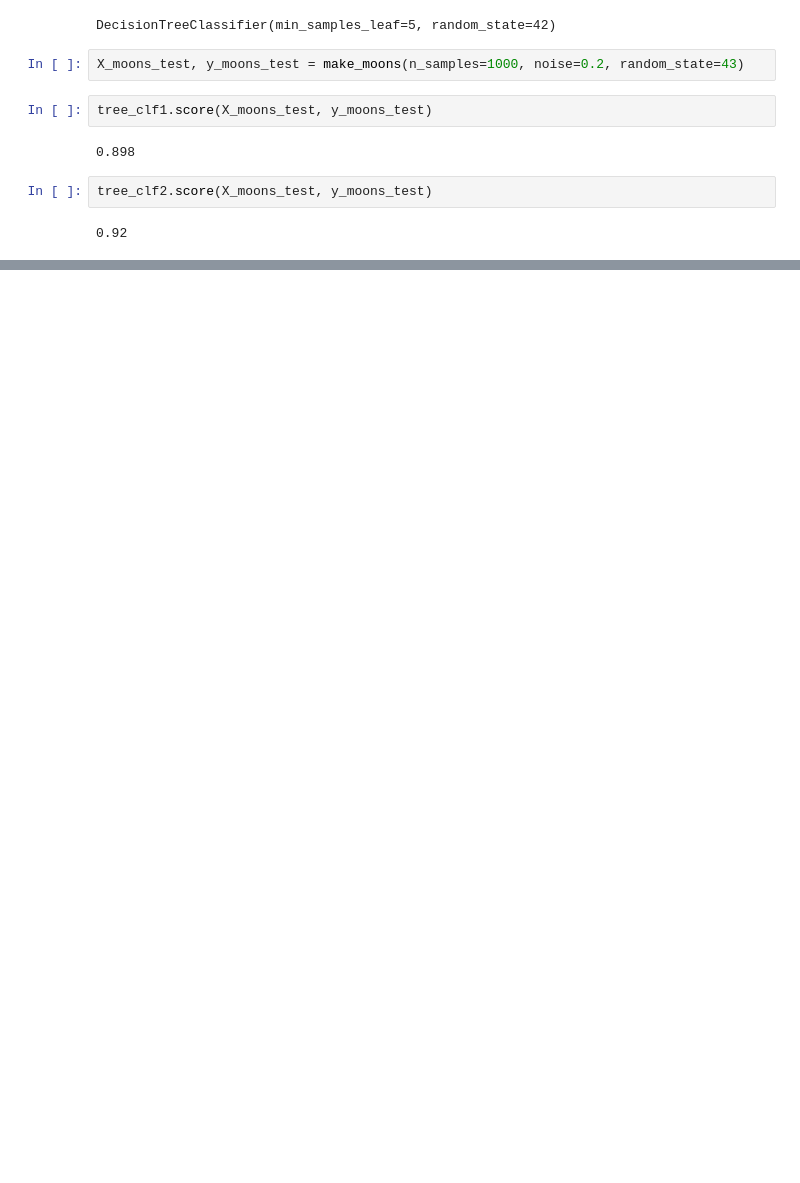
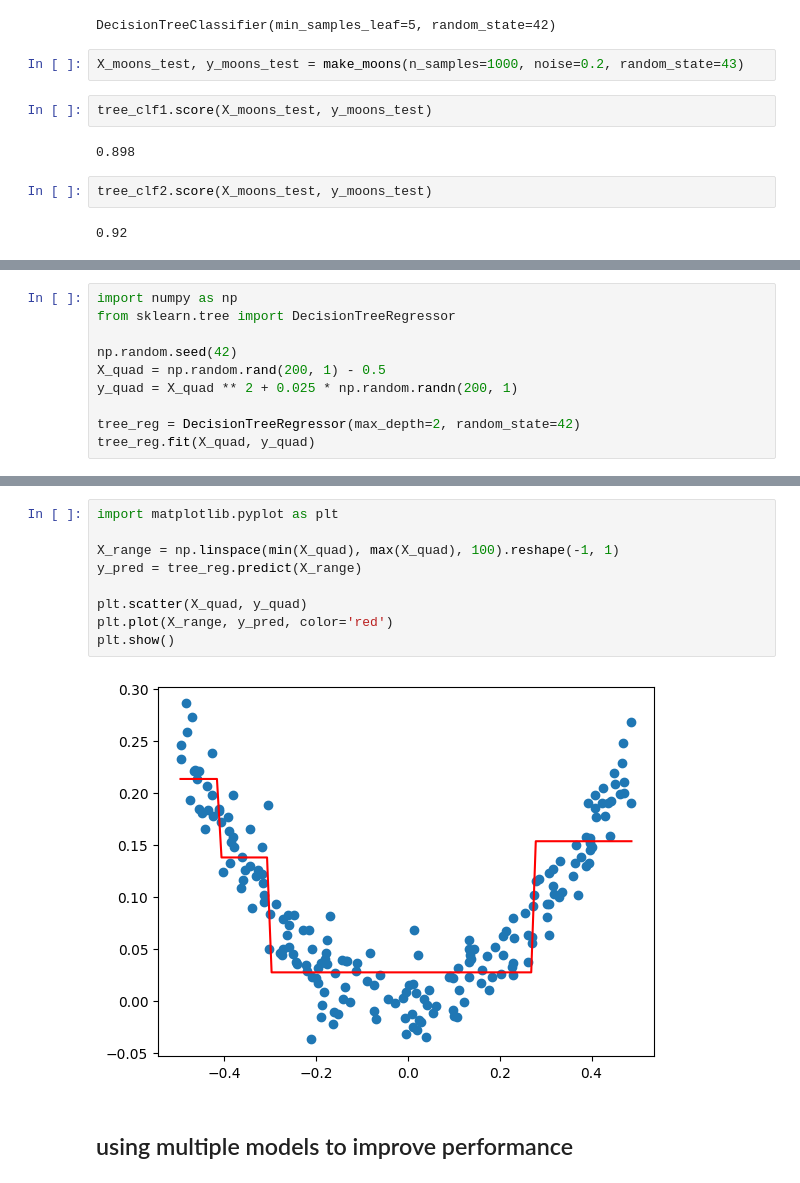
Before and after one commit to Thunderbolt21321139/end_to_end, a Jupyter notebook: decision_trees.ipynb, the cells around one changed output, grey strips where cells are left out. Saved outputs shown, nothing was run; the diff lists cells and outputs as text; blank space fills up the shorter version.

```diff
--- a/decision_trees.ipynb
+++ b/decision_trees.ipynb
@@ -62,0 +65,10 @@ tree_clf2.score(X_moons_test, y_moons_test)
+# %%
+import numpy as np
+from sklearn.tree import DecisionTreeRegressor
+
+np.random.seed(42)
+X_quad = np.random.rand(200, 1) - 0.5
+y_quad = X_quad ** 2 + 0.025 * np.random.randn(200, 1)
+
+tree_reg = DecisionTreeRegressor(max_depth=2, random_state=42)
+tree_reg.fit(X_quad, y_quad)
@@ -62,0 +94,13 @@ tree_clf2.score(X_moons_test, y_moons_test)
+# %%
+import matplotlib.pyplot as plt
+
+X_range = np.linspace(min(X_quad), max(X_quad), 100).reshape(-1, 1)
+y_pred = tree_reg.predict(X_range)
+
+plt.scatter(X_quad, y_quad)
+plt.plot(X_range, y_pred, color='red')
+plt.show()
+# %% [output]
+[figure, added]
+# %% [markdown]
+## using multiple models to improve performance
```
Also changed, not shown: parts of 8 cells of this notebook.
